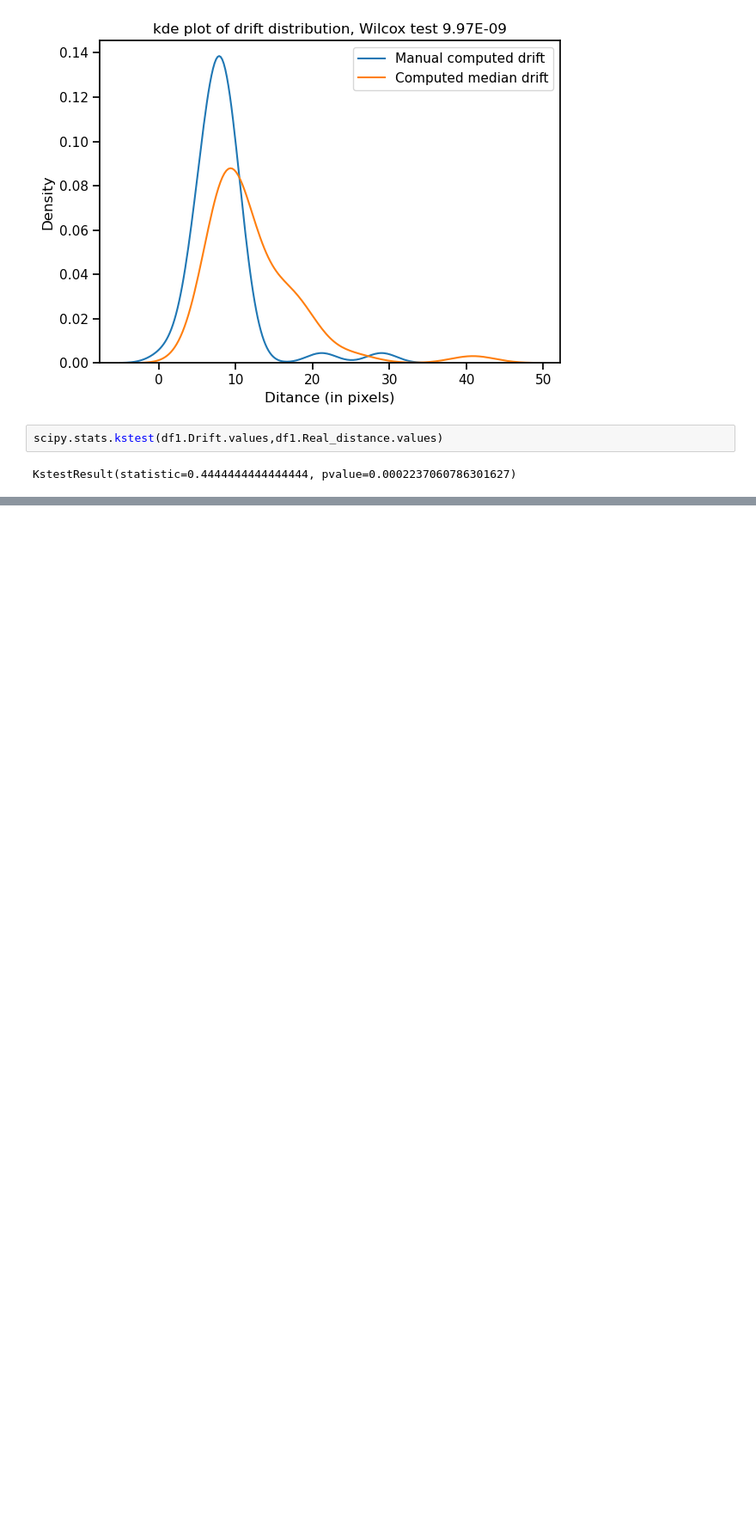
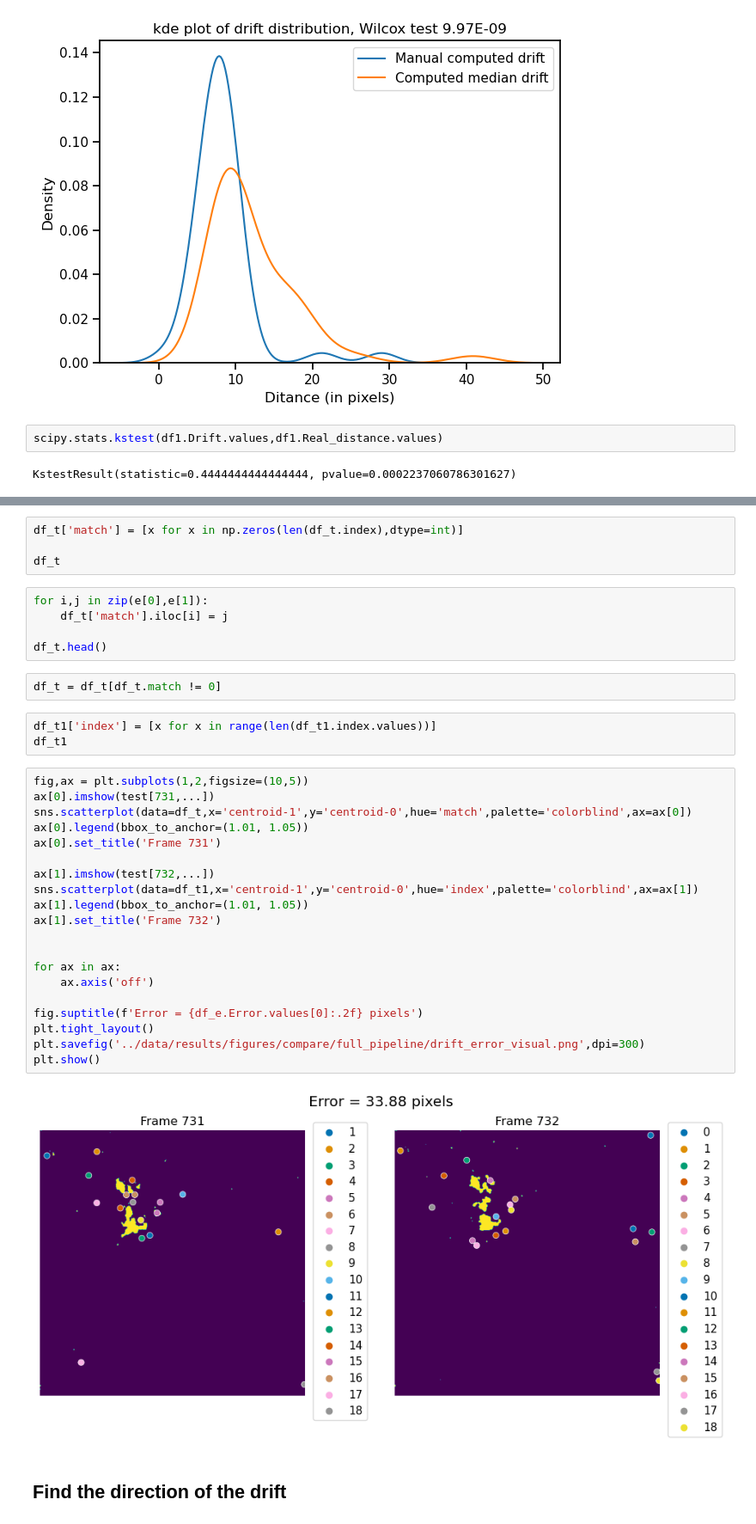
Before and after one commit to GuignardLab/placozoa_tracking, a Jupyter notebook: notebooks/drift_correction.ipynb, the cells around one changed output, grey strips where cells are left out. Shown at 86% size. Drawn from its saved outputs; the diff is of its cells as text; blank space fills up the shorter version.

```diff
--- a/notebooks/drift_correction.ipynb
+++ b/notebooks/drift_correction.ipynb
@@ -1077,0 +1269,38 @@ KstestResult(statistic=0.4444444444444444, pvalue=0.0002237060786301627)
+# %%
+df_t['match'] = [x for x in np.zeros(len(df_t.index),dtype=int)]
+
+df_t
+# %%
+for i,j in zip(e[0],e[1]):
+    df_t['match'].iloc[i] = j
+
+df_t.head()
+# %%
+df_t = df_t[df_t.match != 0]
+# %%
+df_t1['index'] = [x for x in range(len(df_t1.index.values))]
+df_t1
+# %%
+fig,ax = plt.subplots(1,2,figsize=(10,5))
+ax[0].imshow(test[731,...])
+sns.scatterplot(data=df_t,x='centroid-1',y='centroid-0',hue='match',palette='colorblind',ax=ax[0])
+ax[0].legend(bbox_to_anchor=(1.01, 1.05))
+ax[0].set_title('Frame 731')
+
+ax[1].imshow(test[732,...])
+sns.scatterplot(data=df_t1,x='centroid-1',y='centroid-0',hue='index',palette='colorblind',ax=ax[1])
+ax[1].legend(bbox_to_anchor=(1.01, 1.05))
+ax[1].set_title('Frame 732')
+
+
+for ax in ax:
+    ax.axis('off')
+
+fig.suptitle(f'Error = {df_e.Error.values[0]:.2f} pixels')
+plt.tight_layout()
+plt.savefig('../data/results/figures/compare/full_pipeline/drift_error_visual.png',dpi=300)
+plt.show()
+# %% [output]
+[figure, added]
+# %% [markdown]
+## Find the direction of the drift
```
Also changed, not shown: parts of 32 cells of this notebook.
